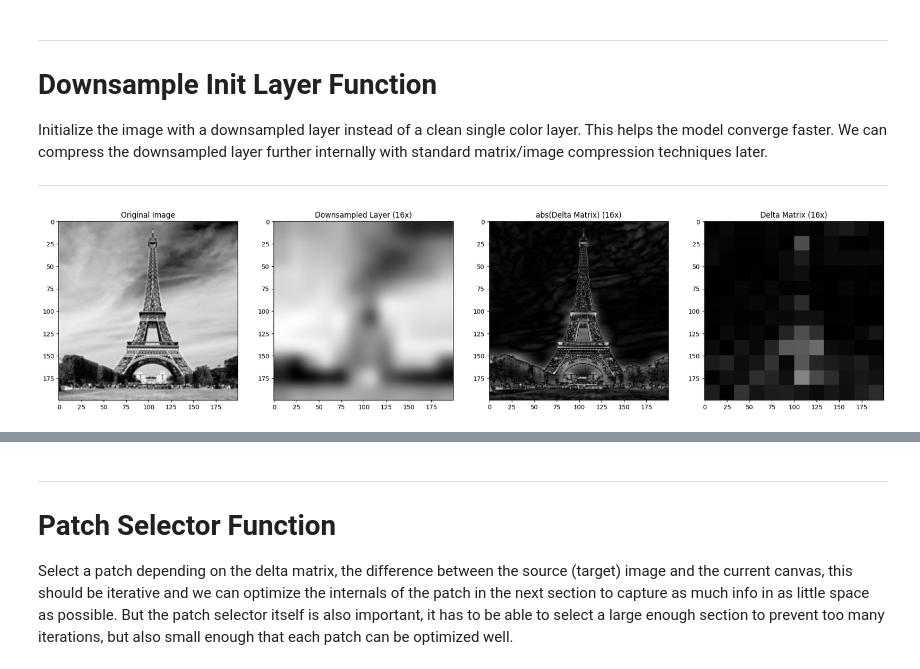
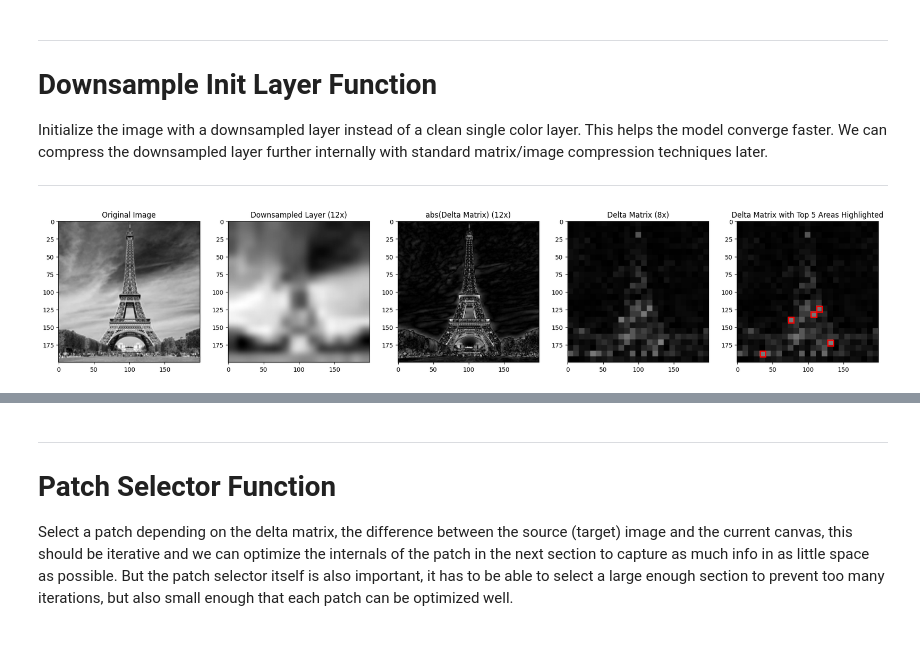
Before and after one commit to EgeEken/PBC, a Jupyter notebook: PBC3_DEV.ipynb, the cells around one changed output, grey strips where cells are left out. Cells and saved outputs as stored; diff of their text form; code cells hidden in the pictures; blank space fills up the shorter version.

```diff
--- a/PBC3_DEV.ipynb
+++ b/PBC3_DEV.ipynb
@@ -20,7 +20,7 @@ RESAMPLE = {
     "lanczos": Image.Resampling.LANCZOS,
 }
 # %%
-img = Image.open("test_images/eiffel2.jpg")
+img = Image.open("test_images/eiffel.png")
 print(f"Original size: {img.size}")
 img.resize((200,200))
 # %% [output]
@@ -72,24 +110,36 @@ def downsample_layer(image, factor, down_alg=Image.BICUBIC, up_alg=Image.BICUBIC
     downsampled = resample_image(image, down_size[1], down_size[0], alg=down_alg)
     return resample_image(downsampled, image.size[1], image.size[0], alg=up_alg)
 # %%
-factor = 16
-delta_factor = 16
+downsample_factor = 12
+downsample_bitcount = 4
+delta_factor = 8
 
 plt.figure(figsize=(24, 6))
-plt.subplot(1, 4, 1)
+plt.subplot(1, 5, 1)
 plt.imshow(test, cmap="gray")
 plt.title("Original Image")
-plt.subplot(1, 4, 2)
-plt.imshow(downsample_layer(Image.fromarray(test), factor, RESAMPLE["bicubic"], RESAMPLE["bicubic"]), cmap="gray")
-plt.title(f"Downsampled Layer ({factor}x)")
-plt.subplot(1, 4, 3)
-abs_delta = np.abs(delta_matrix(test, downsample_layer(Image.fromarray(test), factor, RESAMPLE["bicubic"], RESAMPLE["bicubic"])))
+plt.subplot(1, 5, 2)
+downsampled_layer = downsample_layer(Image.fromarray(test), downsample_factor, RESAMPLE["bicubic"], RESAMPLE["bicubic"])
+plt.imshow(downsampled_layer, cmap="gray")
+plt.title(f"Downsampled Layer ({downsample_factor}x)")
+plt.subplot(1, 5, 3)
+abs_delta = np.abs(delta_matrix(test, downsampled_layer))
 plt.imshow(abs_delta, cmap="gray")
-plt.title(f"abs(Delta Matrix) ({factor}x)")
-plt.subplot(1, 4, 4)
+plt.title(f"abs(Delta Matrix) ({downsample_factor}x)")
+plt.subplot(1, 5, 4)
 downsampled_abs_delta = downsample_layer(abs_delta, delta_factor, RESAMPLE["nearest"], RESAMPLE["nearest"])
 plt.imshow(downsampled_abs_delta, cmap="gray")
 plt.title(f"Delta Matrix ({delta_factor}x)")
+downsampled_abs_delta_down = resample_image(abs_delta, abs_delta.shape[0] // delta_factor, abs_delta.shape[1] // delta_factor, alg=RESAMPLE["nearest"])
+plt.subplot(1, 5, 5)
+plt.imshow(downsampled_abs_delta, cmap="gray")
+N = 5
+plt.title(f"Delta Matrix with Top {N} Areas Highlighted")
+flat_indices = np.argpartition(np.array(downsampled_abs_delta_down).flatten(), -N)[-N:]
+coordinates = np.array(np.unravel_index(flat_indices, downsampled_abs_delta_down.size)).T
+for y, x in coordinates:
+    rect = plt.Rectangle((x * delta_factor, y * delta_factor), delta_factor, delta_factor, edgecolor='red', facecolor='none', linewidth=2)
+    plt.gca().add_patch(rect)
 plt.show()
 # %% [output]
-[figure, old version]
+[figure, new version]
```
Also changed, not shown: parts of 17 cells of this notebook.
